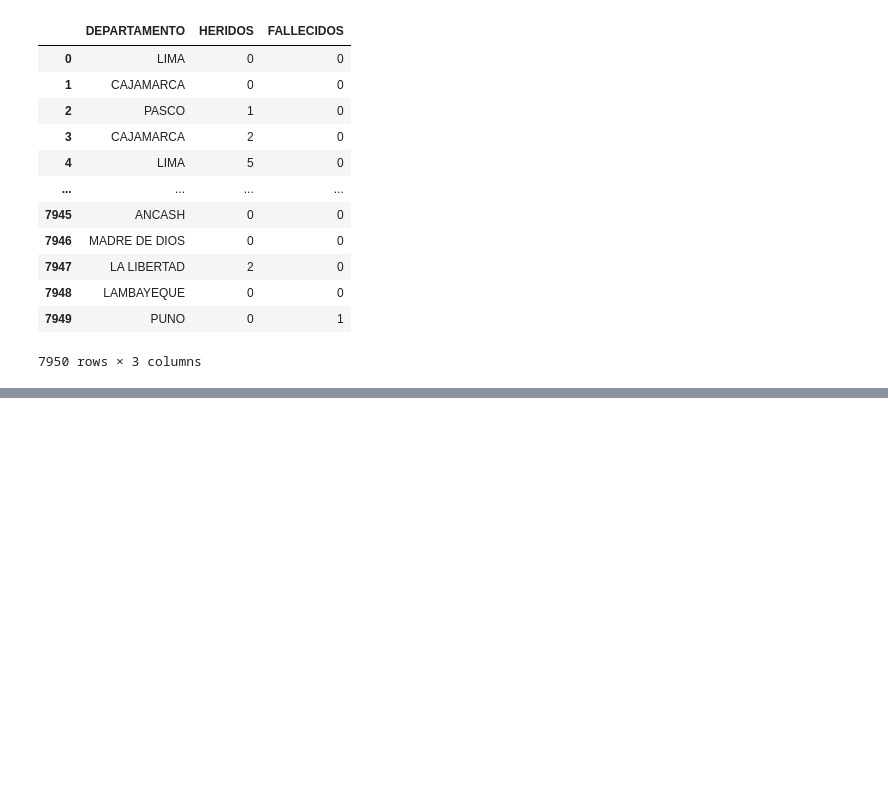
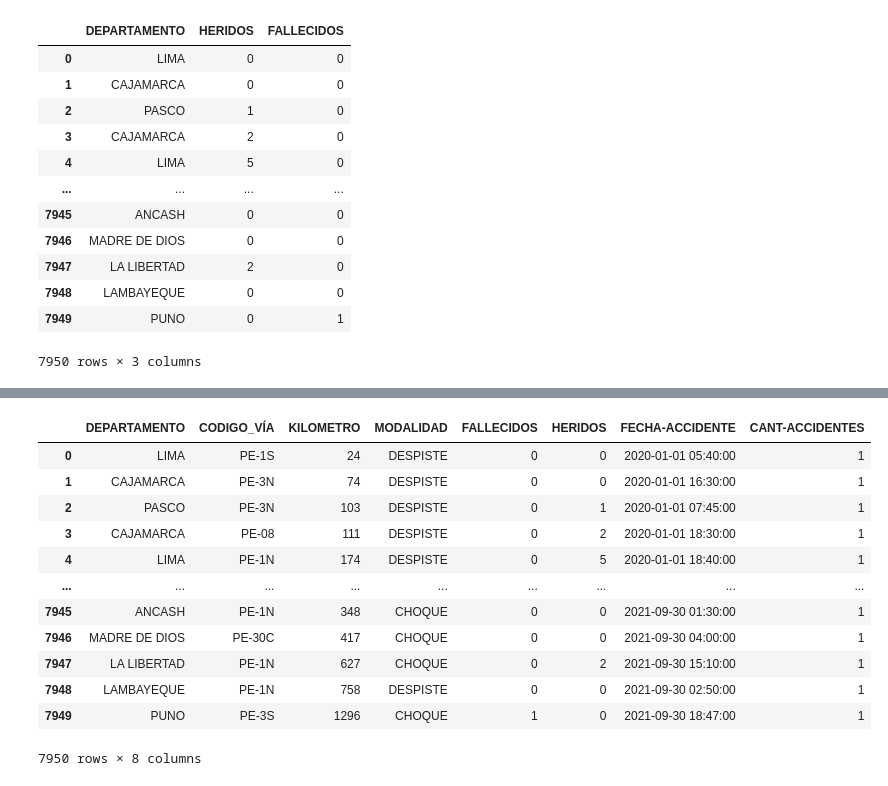
Before and after one commit to FernandoCallasaca/data_science_projects, a Jupyter notebook: Accidentes_de_tránsito_2020_2021_Datos_Limpios.ipynb, the cells around one changed output, grey strips where cells are left out. Saved outputs shown, nothing was run; the diff lists cells and outputs as text; code cells hidden in the pictures; blank space fills up the shorter version.

```diff
--- a/Accidentes_de_tránsito_2020_2021_Datos_Limpios.ipynb
+++ b/Accidentes_de_tránsito_2020_2021_Datos_Limpios.ipynb
@@ -277,0 +294,18 @@ df_accidentes[['DEPARTAMENTO', 'HERIDOS', 'FALLECIDOS']]
+# %%
+df_accidentes['FECHA-ACCIDENTE'] = pd.to_datetime(df_accidentes['FECHA-ACCIDENTE'])
+# %%
+df_accidentes
+# %% [output]
+|  | DEPARTAMENTO | CODIGO_VÍA | KILOMETRO | MODALIDAD | FALLECIDOS | HERIDOS | FECHA-ACCIDENTE | CANT-ACCIDENTES |
+| 0 | LIMA | PE-1S | 24 | DESPISTE | 0 | 0 | 2020-01-01 05:40:00 | 1 |
+| 1 | CAJAMARCA | PE-3N | 74 | DESPISTE | 0 | 0 | 2020-01-01 16:30:00 | 1 |
+| 2 | PASCO | PE-3N | 103 | DESPISTE | 0 | 1 | 2020-01-01 07:45:00 | 1 |
+| 3 | CAJAMARCA | PE-08 | 111 | DESPISTE | 0 | 2 | 2020-01-01 18:30:00 | 1 |
+| 4 | LIMA | PE-1N | 174 | DESPISTE | 0 | 5 | 2020-01-01 18:40:00 | 1 |
+| ... | ... | ... | ... | ... | ... | ... | ... | ... |
+| 7945 | ANCASH | PE-1N | 348 | CHOQUE | 0 | 0 | 2021-09-30 01:30:00 | 1 |
+| 7946 | MADRE DE DIOS | PE-30C | 417 | CHOQUE | 0 | 0 | 2021-09-30 04:00:00 | 1 |
+| 7947 | LA LIBERTAD | PE-1N | 627 | CHOQUE | 0 | 2 | 2021-09-30 15:10:00 | 1 |
+| 7948 | LAMBAYEQUE | PE-1N | 758 | DESPISTE | 0 | 0 | 2021-09-30 02:50:00 | 1 |
+| 7949 | PUNO | PE-3S | 1296 | CHOQUE | 1 | 0 | 2021-09-30 18:47:00 | 1 |
+7950 rows × 8 columns
```
Also changed, not shown: parts of 11 cells of this notebook.
